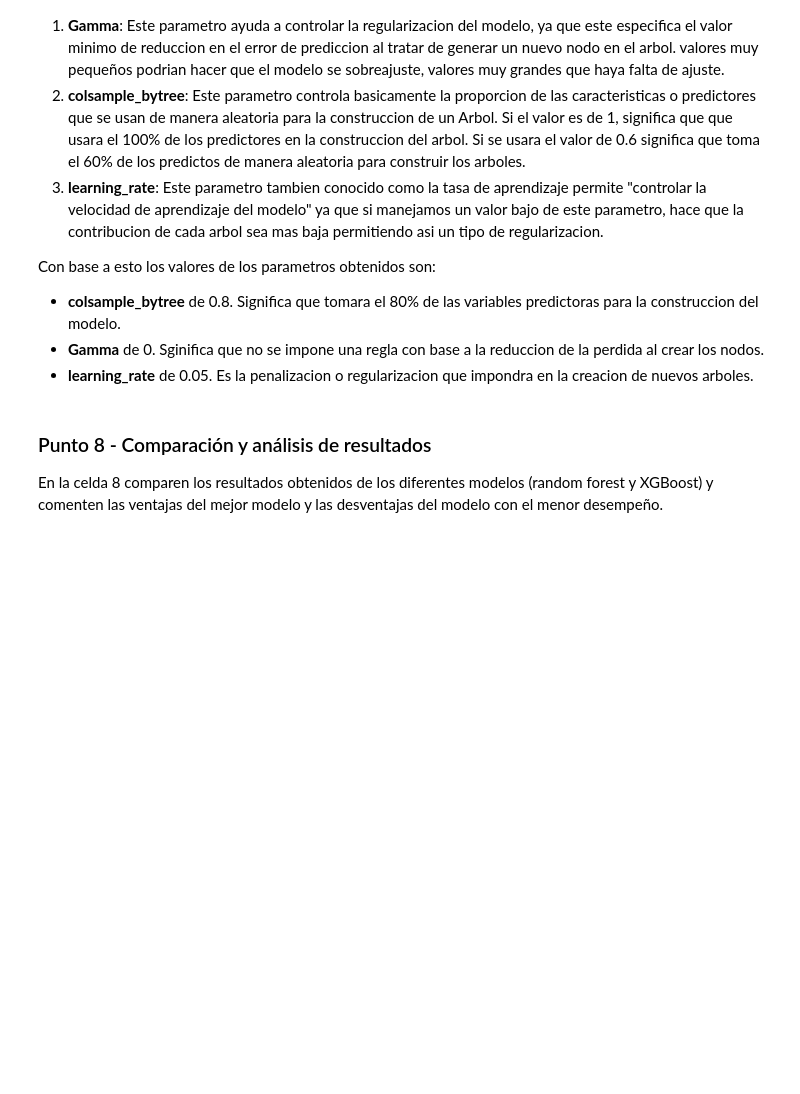
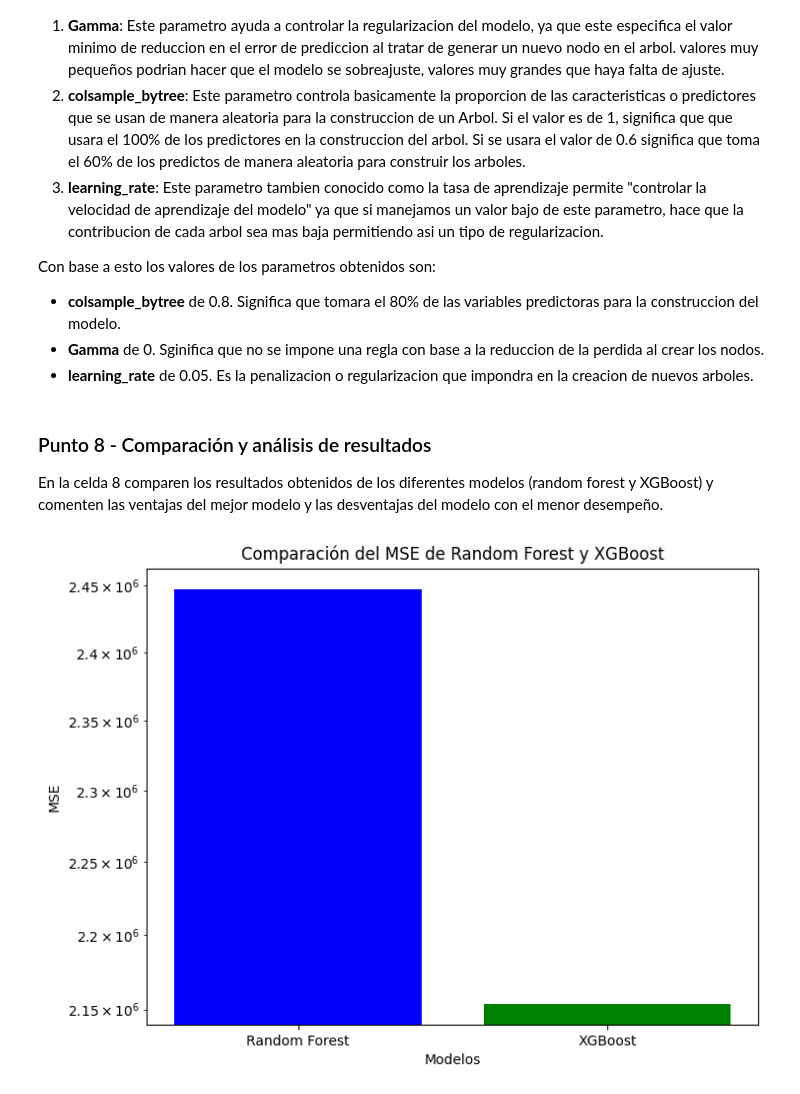
Before and after one commit to edgarango/MIAD_NLP_2024, a Jupyter notebook: Semana 2/S2TC1_RandomForests_Boosting.ipynb, the cells around one changed output. Cells and saved outputs as stored; diff of their text form; code cells hidden in the pictures; blank space fills up the shorter version.

Commit message:
Update S2TC1_RandomForests_Boosting.ipynb
Actualizacion punto 8

```diff
--- a/Semana 2/S2TC1_RandomForests_Boosting.ipynb
+++ b/Semana 2/S2TC1_RandomForests_Boosting.ipynb
@@ -357,0 +356,25 @@ En la celda 8 comparen los resultados obtenidos de los diferentes modelos (rando
+# %%
+# Celda 8
+# RMSE de XGBoost
+rmse_xgb = 1467.5940820895294
+
+# Convertir RMSE a MSE para comparación
+mse_xgb = rmse_xgb ** 2
+
+# MSE de Random Forest
+mse_rf = 2447253.8346487177
+
+# Datos para graficar
+models = ['Random Forest', 'XGBoost']
+mse_values = [mse_rf, mse_xgb]
+
+# Crear gráfico de barras
+plt.figure(figsize=(8, 6))
+plt.bar(models, mse_values, color=['blue', 'green'])
+plt.xlabel('Modelos')
+plt.ylabel('MSE')
+plt.title('Comparación del MSE de Random Forest y XGBoost')
+plt.yscale('log')  # Escala logarítmica para mejor visualización
+plt.show()
+# %% [output]
+[figure, added]
```
Also changed, not shown: parts of 3 cells of this notebook.
